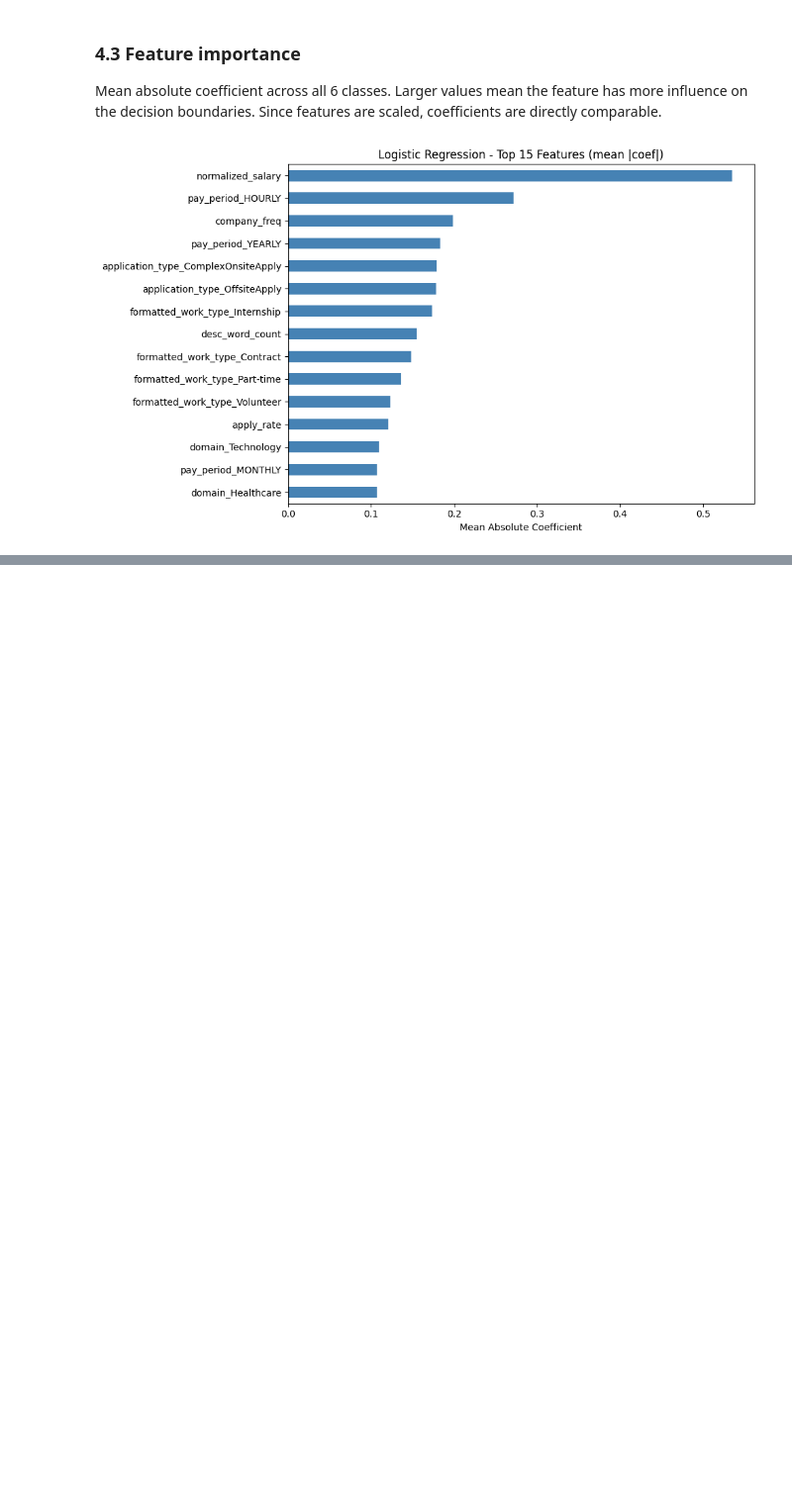
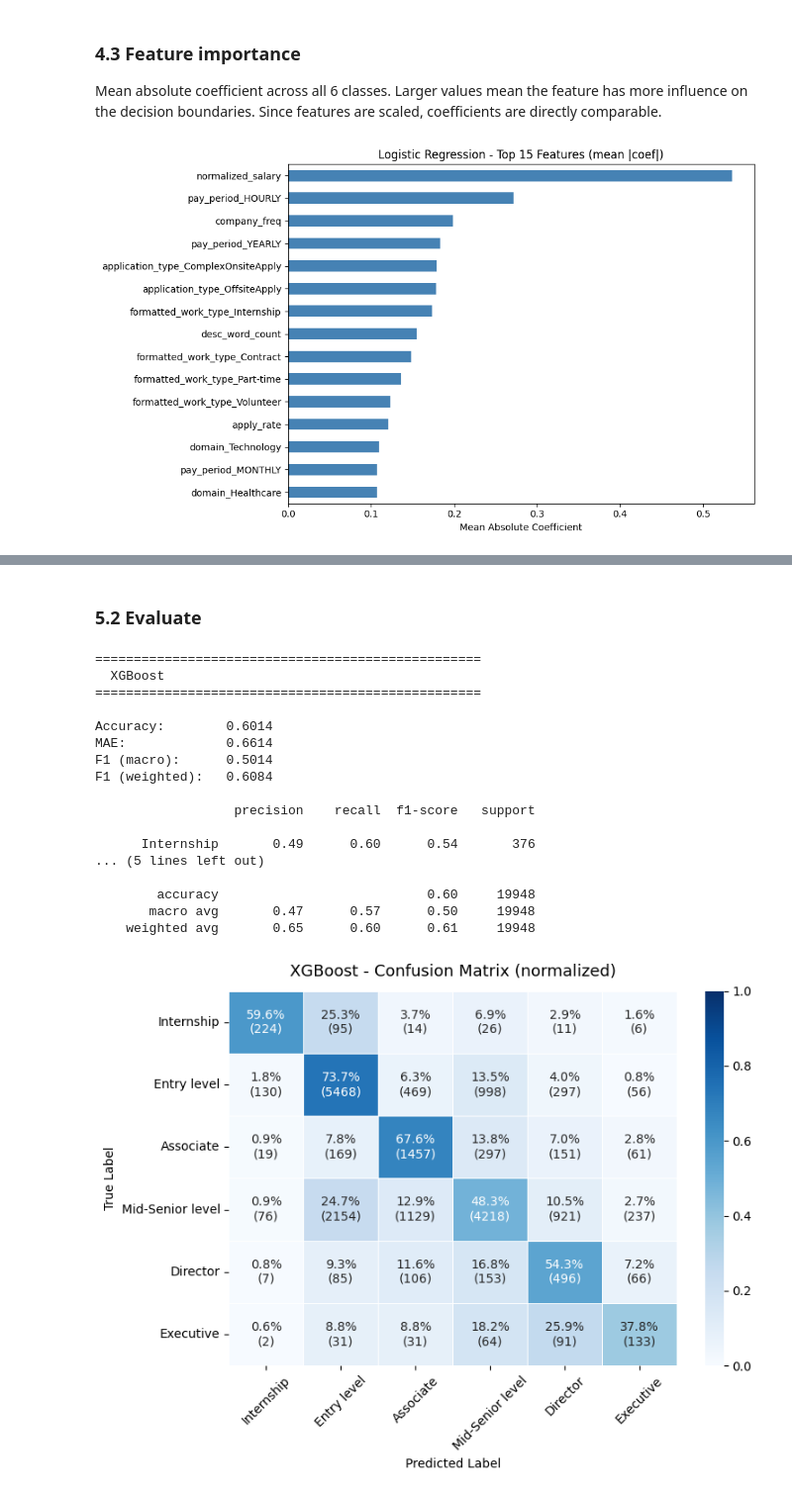
Before and after one commit to ognjenvujovic04/job-intelligence, a Jupyter notebook: notebooks/3.0-ov-baseline-classification.ipynb, the cells around one changed output, grey strips where cells are left out. Shown at 99% size. Cells and saved outputs as stored; diff of their text form; code cells hidden in the pictures; blank space fills up the shorter version.

Commit message:
feat(modeling): add XGBoost, LightGBM, and CatBoost training modules and notebook sections

```diff
--- a/notebooks/3.0-ov-baseline-classification.ipynb
+++ b/notebooks/3.0-ov-baseline-classification.ipynb
@@ -276,0 +287,3 @@ print(results["Logistic Regression"])
+# %%
+xgb_model = train_xgboost(X_train, y_train)
+y_pred_xgb = xgb_model.predict(X_test)
@@ -276,0 +308,25 @@ print(results["Logistic Regression"])
+# %% [markdown]
+### 5.2 Evaluate
+# %%
+results["XGBoost"] = evaluate_model(
+    y_test, y_pred_xgb, model_name="XGBoost"
+)
+# %% [output]
+==================================================
+  XGBoost
+==================================================
+
+Accuracy:        0.6014
+MAE:             0.6614
+F1 (macro):      0.5014
+F1 (weighted):   0.6084
+
+                  precision    recall  f1-score   support
+
+      Internship       0.49      0.60      0.54       376
+... (5 lines left out)
+
+        accuracy                           0.60     19948
+       macro avg       0.47      0.57      0.50     19948
+    weighted avg       0.65      0.60      0.61     19948
+[figure, added]
```
Also changed, not shown: parts of 23 cells of this notebook, 4 other files.
